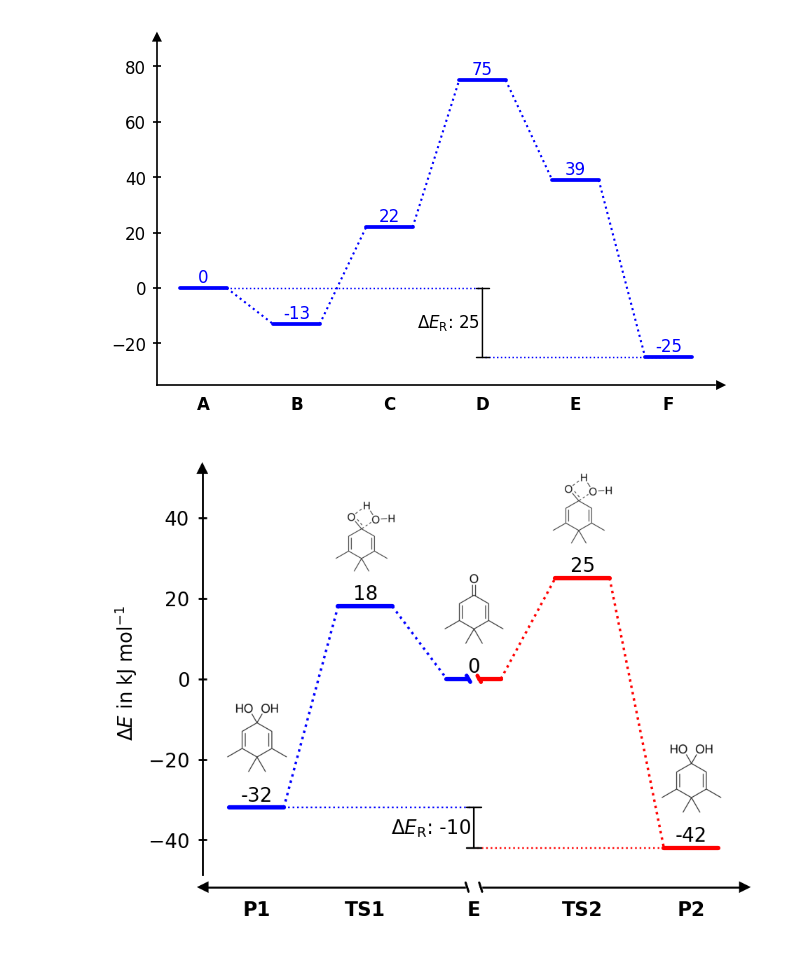
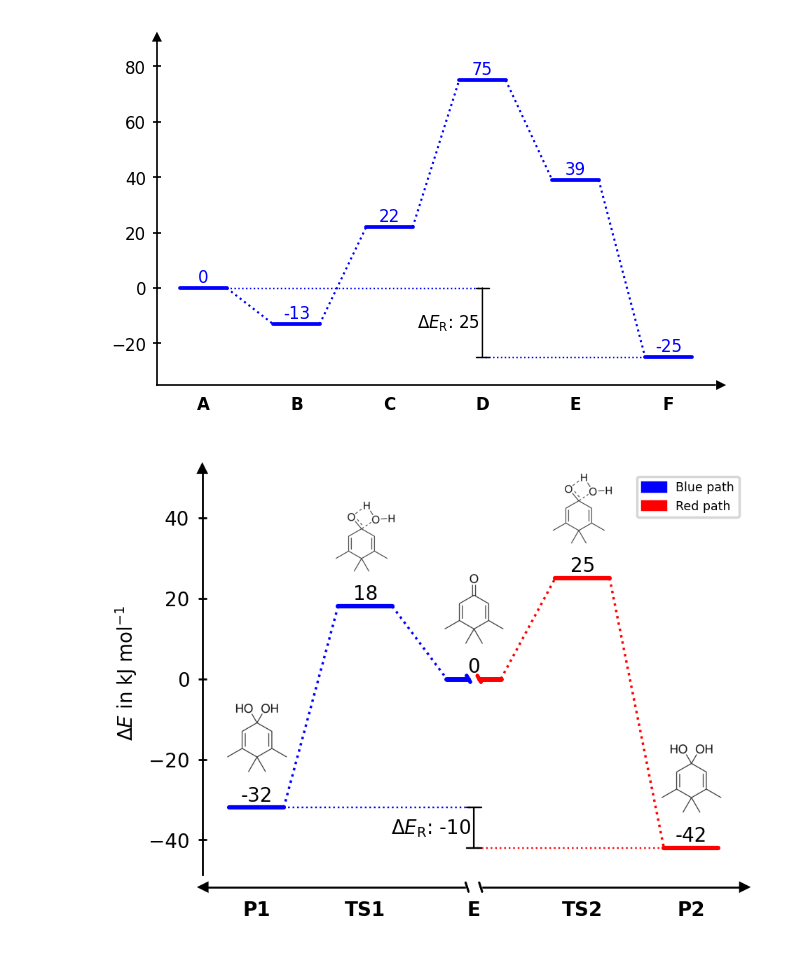
Before and after one commit to Tonner-Zech-Group/chem-diagrams, a Jupyter notebook: examples/test_use.ipynb, the cells around one changed output. Cells and saved outputs as stored; diff of their text form; code cells hidden in the pictures.

```diff
--- a/examples/test_use.ipynb
+++ b/examples/test_use.ipynb
@@ -457,31 +456,33 @@ dia.draw_path(
 )
 
 dia.draw_path(
     [2,3,4], [0, 25, -42], "red",
     path_name="Red path",
 )
 
 dia.draw_difference_bar(
     2, (-32, -42),
     r"$\Delta E_\mathrm{R}$: ",
     left_side=True,
     x_whiskers=(0,4),
     whiskercolor="red"
 )
 dia.bars[0].whisker_1.set_color("blue")
 
 dia.add_image_series_in_plot(
     [penguin_II, penguin_TS, penguin, penguin_TS, penguin_II],
     y_placement="top",
     y_offsets=2
 )
 
 dia.add_numbers_average(color="black")
 dia.merge_plateaus(2, "Blue path", "Red path")
 dia.add_xaxis_break(2)
 dia.set_xlabels(["P1", "TS1", "E", "TS2", "P2"])
 dia.ax.set_ylabel(r"$\Delta E$ in kJ mol$^{-1}$", fontsize=8)
+dia.legend(fontsize=5)
 
+dia.fig.savefig(os.path.join("..","docs","img","example_complex.png"),format="png", bbox_inches="tight")
 dia.show()
 # %% [output]
-[figure, old version]
+[figure, new version]
```
Also changed, not shown: parts of 2 cells of this notebook, 10 other files.
